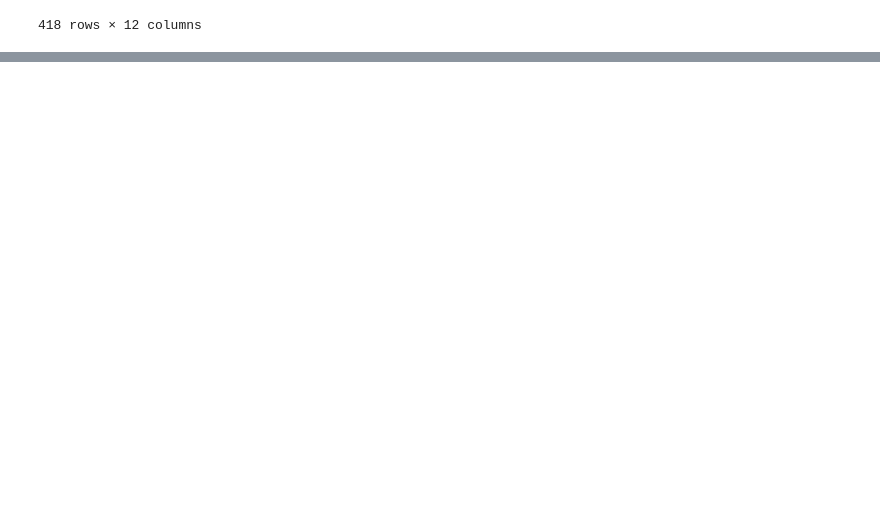
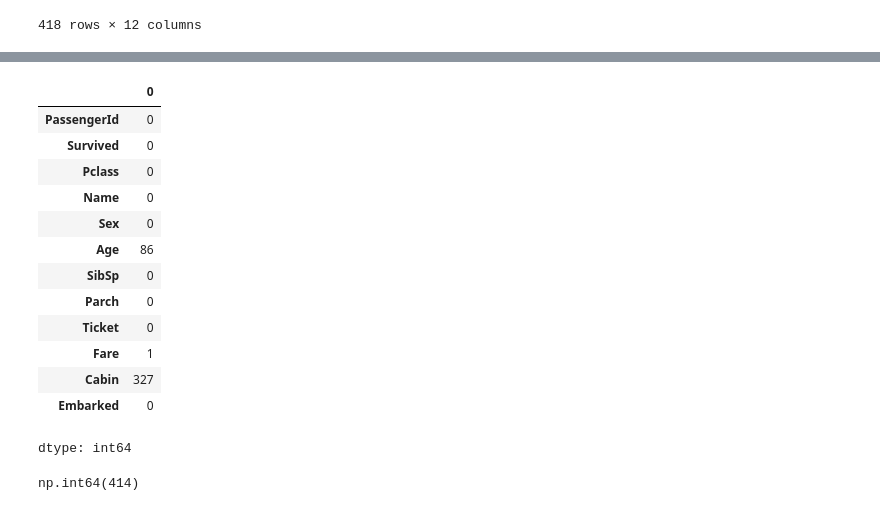
Before and after one commit to muhammadalinoor-1982/Blog, a Jupyter notebook: Basics_Command.ipynb, the cells around one changed output, grey strips where cells are left out. Drawn from its saved outputs; the diff is of its cells as text; code cells hidden in the pictures; blank space fills up the shorter version.

```diff
--- a/Basics_Command.ipynb
+++ b/Basics_Command.ipynb
@@ -520,0 +562,23 @@ df.fillna(10)
+# %%
+# Show Column wise all null values in the Dataset ?
+df.isnull().sum()
+# %% [output]
+|  | 0 |
+| PassengerId | 0 |
+| Survived | 0 |
+| Pclass | 0 |
+| Name | 0 |
+| Sex | 0 |
+| Age | 86 |
+| SibSp | 0 |
+| Parch | 0 |
+| Ticket | 0 |
+| Fare | 1 |
+| Cabin | 327 |
+| Embarked | 0 |
+dtype: int64
+# %%
+# Show Total number of Null Values in the Dataset ?
+df.isnull().sum().sum()
+# %% [output]
+np.int64(414)
```
Also changed, not shown: parts of 15 cells of this notebook.
